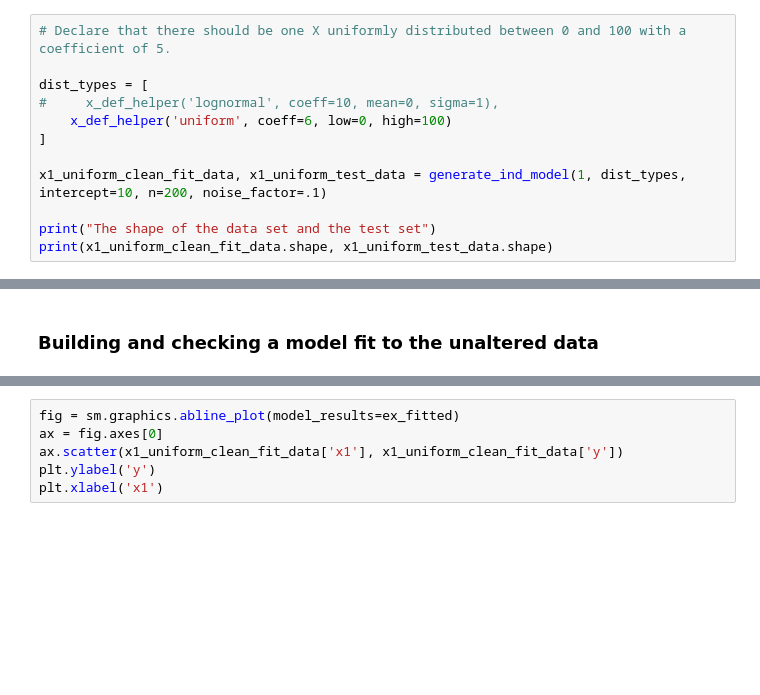
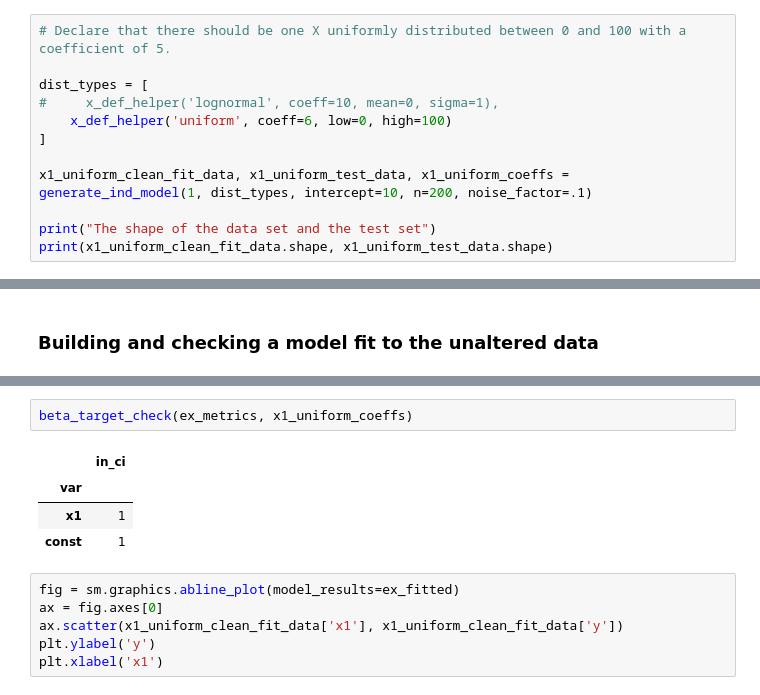
Before and after one commit to eilifm/rit_missing_data, a Jupyter notebook: 2018-01-25_simple_case_imputation.ipynb, the cells around one changed output, grey strips where cells are left out. Drawn from its saved outputs; the diff is of its cells as text; blank space fills up the shorter version.

Commit message:
looking at hitting the beta target among other things.

```diff
--- a/2018-01-25_simple_case_imputation.ipynb
+++ b/2018-01-25_simple_case_imputation.ipynb
@@ -27,7 +32,7 @@ dist_types = [
     x_def_helper('uniform', coeff=6, low=0, high=100)
 ]
 
-x1_uniform_clean_fit_data, x1_uniform_test_data = generate_ind_model(1, dist_types, intercept=10, n=200, noise_factor=.1)
+x1_uniform_clean_fit_data, x1_uniform_test_data, x1_uniform_coeffs = generate_ind_model(1, dist_types, intercept=10, n=200, noise_factor=.1)
 
 print("The shape of the data set and the test set")
 print(x1_uniform_clean_fit_data.shape, x1_uniform_test_data.shape)
@@ -76,6 +81,13 @@ Covariance Type:            nonrobust
 
 Warnings:
 [1] Standard Errors assume that the covariance matrix of the errors is correctly specified.
+# %%
+beta_target_check(ex_metrics, x1_uniform_coeffs)
+# %% [output]
+|  | in_ci |
+| var |  |
+| x1 | 1 |
+| const | 1 |
 # %%
 fig = sm.graphics.abline_plot(model_results=ex_fitted)
 ax = fig.axes[0]
```
Also changed, not shown: parts of 3 cells of this notebook, 3 other files.
